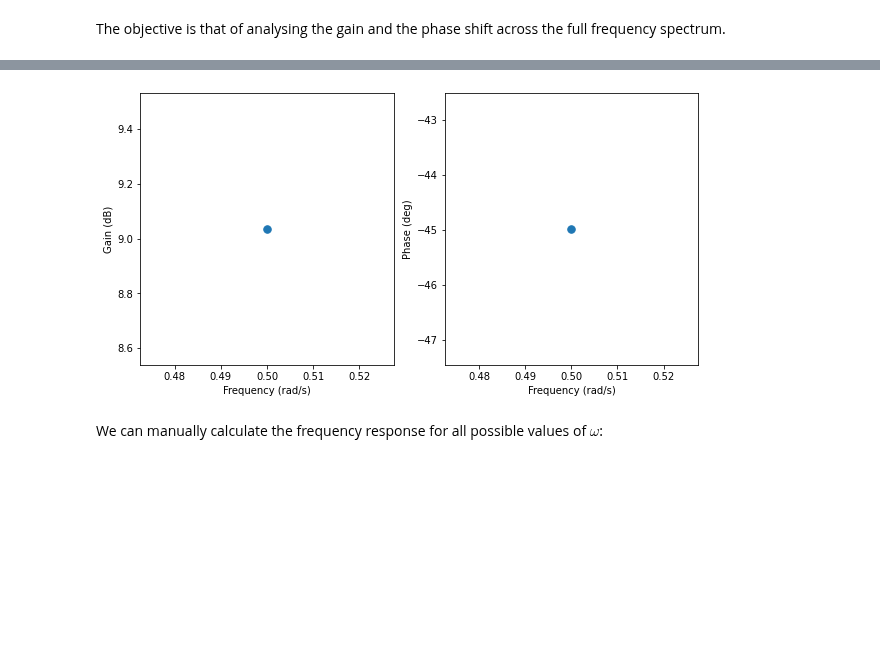
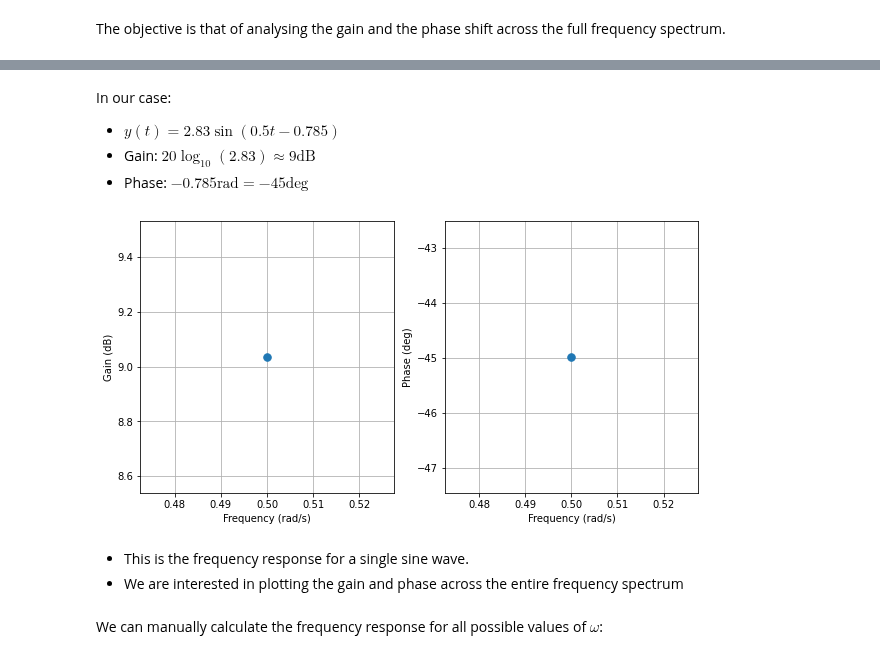
Before and after one commit to andreamunafo/classical_control_theory, a Jupyter notebook: 06_Intro_to_freq_response_and_bode_plots.ipynb, the cells around one changed output, grey strips where cells are left out. Drawn from its saved outputs; the diff is of its cells as text; code cells hidden in the pictures; blank space fills up the shorter version.

```diff
--- a/06_Intro_to_freq_response_and_bode_plots.ipynb
+++ b/06_Intro_to_freq_response_and_bode_plots.ipynb
@@ -22,6 +25,10 @@ import pandas as pd
 # %%
 #hide
 %matplotlib inline
+
+matplotlib.rc('xtick', labelsize=20)
+matplotlib.rc('ytick', labelsize=20)
+matplotlib.rcParams.update({'font.size': 22})
 # %% [markdown]
 -----------------------
 # %% [markdown]
@@ -196,15 +223,25 @@ $$y(t)=2\sin(0.5t)+\int \sin(0.5t)dt = 2\sin(0.5t) - 2\cos(0.5t) = \sqrt{8} \sin
+# %% [markdown]
+In our case:
+- $y(t) = 2.83 \sin(0.5t-0.785)$
+- Gain: $20 \log_{10}(2.83) \approx 9 \text{dB}$
+- Phase: $-0.785 \text{rad} = -45 \text{deg}$
 # %%
 fig, axs = plt.subplots(1, 2, figsize=(10,5));
 
 axs[0].plot(0.5, 20*np.log10(2.83), marker='.', markersize=15)
 axs[0].set_xlabel('Frequency (rad/s)')
 axs[0].set_ylabel('Gain (dB)');
+axs[0].grid()
 
 axs[1].plot(0.5, np.degrees(-0.785), marker='.', markersize=15)
 axs[1].set_xlabel('Frequency (rad/s)')
 axs[1].set_ylabel('Phase (deg)');
+axs[1].grid()
 # %% [output]
-[figure, old version]
+[figure, new version]
+# %% [markdown]
+- This is the frequency response for a single sine wave.
+- We are interested in plotting the gain and phase across the entire frequency spectrum
 # %% [markdown]
 We can manually calculate the frequency response for all possible values of $\omega$:
 # %% [markdown]
```
Also changed, not shown: parts of 69 cells of this notebook, 1 other file.
